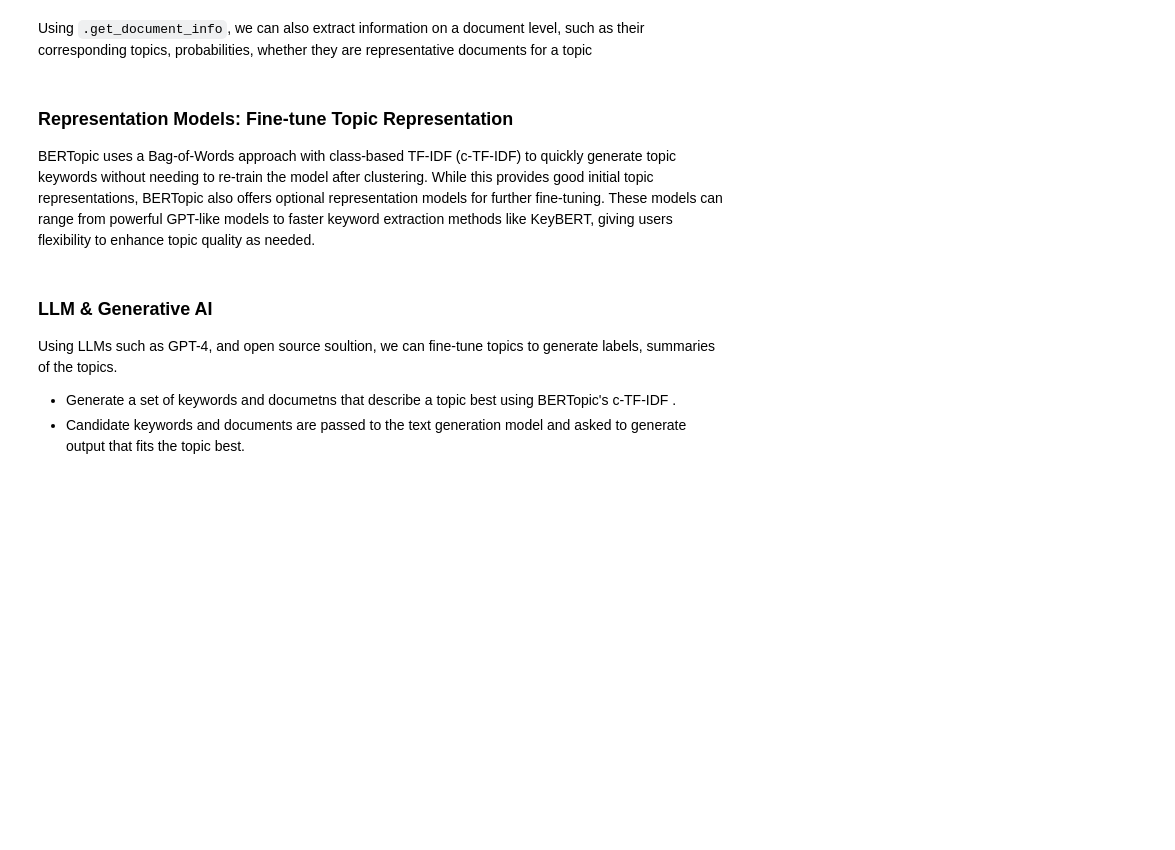
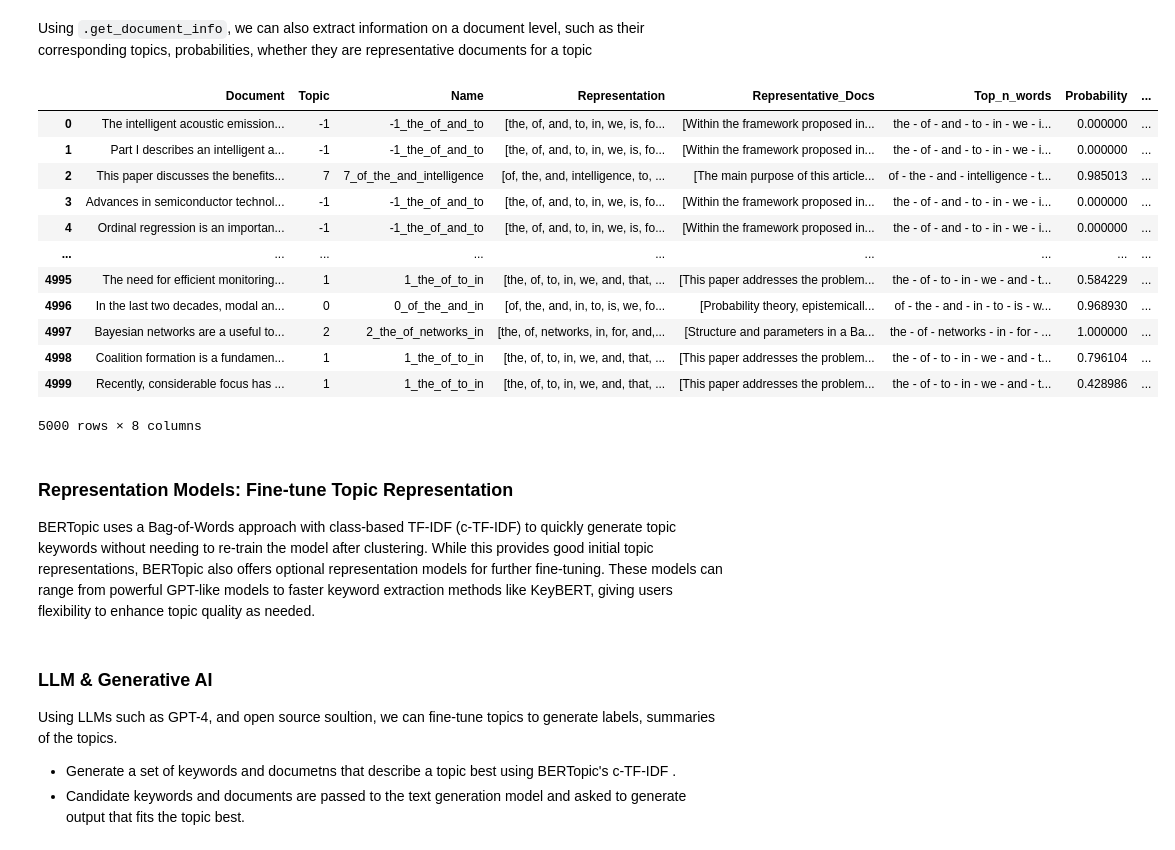
Before and after one commit to ryandielhenn/topic-modeling-arXiv-abstracts, a Jupyter notebook: arXiv_topic_modeling.ipynb, the cells around one changed output. Cells and saved outputs as stored; diff of their text form; code cells hidden in the pictures; blank space fills up the shorter version.

```diff
--- a/arXiv_topic_modeling.ipynb
+++ b/arXiv_topic_modeling.ipynb
@@ -149,6 +128,7 @@ import re
 import time
 import subprocess
 import ast
+import json
 
 # Data
 import pandas as pd
@@ -174,15 +154,12 @@ import matplotlib.pyplot as plt
 import datamapplot
 
 # External services
-from google.colab import drive
 from openai import OpenAI
 import openai
 
-# Mount Google Drive to access files
-drive.mount('/content/drive')
+import kagglehub
+# Download latest version of dataset from kagglehub
+path = kagglehub.dataset_download("Cornell-University/arxiv")
 
-# Utilities for fetching abstracts from the arXiv api
-sys.path.insert(0, "/content/drive/MyDrive/CSULA/CS5660/arXiv_topic_modeling")
-from utils import fetch_arxiv_abstracts
-print("✅ Imports successful!")
+print("Path to dataset files:", path)
 # %% [output]
@@ -196,0 +172,18 @@ docs, titles = fetch_arxiv_abstracts(category='cs.AI', max_results=2000)
+# %%
+filepath = os.path.join(path, 'arxiv-metadata-oai-snapshot.json')
+
+docs = []
+titles = []
+years = []
+SAMPLE_SIZE = 5000
+
+with open(filepath, 'r') as f:
+    for line in f:
+        paper = json.loads(line)
+        if 'cs.AI' in paper.get('categories', ''):
+            docs.append(paper['abstract'].replace('\n', ' ').strip())
+            titles.append(paper['title'].replace('\n', ' ').strip())
+
+print(f"Found {len(docs)} cs.AI papers")
+print(f"Sampling {SAMPLE_SIZE} of them")
+sample = docs[:SAMPLE_SIZE]
@@ -201,8 +197,8 @@ docs[0]
 # %% [markdown]
 ### Building and Training the BERTopic Model
 # %%
-topic_model = BERTopic()
-topics, probs = topic_model.fit_transform(docs)
+topic_model = BERTopic(nr_topics=20)
+topics, probs = topic_model.fit_transform(sample)
 # %% [markdown]
 After generating topics and their probabilities, we can access the frequent topics that were generated:
 # %%
@@ -215,7 +240,21 @@ topic_model.get_topic(0)
 # %% [markdown]
 Using `.get_document_info`, we can also extract information on a document level, such as their corresponding topics, probabilities, whether they are representative documents for a topic
 # %%
-topic_model.get_document_info(docs)
+topic_model.get_document_info(sample)
+# %% [output]
+|  | Document | Topic | Name | Representation | Representative_Docs | Top_n_words | Probability | ... |
+| 0 | The intelligent acoustic emission... | -1 | -1_the_of_and_to | [the, of, and, to, in, we, is, fo... | [Within the framework proposed in... | the - of - and - to - in - we - i... | 0.000000 | ... |
+| 1 | Part I describes an intelligent a... | -1 | -1_the_of_and_to | [the, of, and, to, in, we, is, fo... | [Within the framework proposed in... | the - of - and - to - in - we - i... | 0.000000 | ... |
+| 2 | This paper discusses the benefits... | 7 | 7_of_the_and_intelligence | [of, the, and, intelligence, to, ... | [The main purpose of this article... | of - the - and - intelligence - t... | 0.985013 | ... |
+| 3 | Advances in semiconductor technol... | -1 | -1_the_of_and_to | [the, of, and, to, in, we, is, fo... | [Within the framework proposed in... | the - of - and - to - in - we - i... | 0.000000 | ... |
+| 4 | Ordinal regression is an importan... | -1 | -1_the_of_and_to | [the, of, and, to, in, we, is, fo... | [Within the framework proposed in... | the - of - and - to - in - we - i... | 0.000000 | ... |
+| ... | ... | ... | ... | ... | ... | ... | ... | ... |
+| 4995 | The need for efficient monitoring... | 1 | 1_the_of_to_in | [the, of, to, in, we, and, that, ... | [This paper addresses the problem... | the - of - to - in - we - and - t... | 0.584229 | ... |
+| 4996 | In the last two decades, modal an... | 0 | 0_of_the_and_in | [of, the, and, in, to, is, we, fo... | [Probability theory, epistemicall... | of - the - and - in - to - is - w... | 0.968930 | ... |
+| 4997 | Bayesian networks are a useful to... | 2 | 2_the_of_networks_in | [the, of, networks, in, for, and,... | [Structure and parameters in a Ba... | the - of - networks - in - for - ... | 1.000000 | ... |
+| 4998 | Coalition formation is a fundamen... | 1 | 1_the_of_to_in | [the, of, to, in, we, and, that, ... | [This paper addresses the problem... | the - of - to - in - we - and - t... | 0.796104 | ... |
+| 4999 | Recently, considerable focus has ... | 1 | 1_the_of_to_in | [the, of, to, in, we, and, that, ... | [This paper addresses the problem... | the - of - to - in - we - and - t... | 0.428986 | ... |
+5000 rows × 8 columns
 # %% [markdown]
  ### Representation Models: Fine-tune Topic Representation
 
```
Also changed, not shown: parts of 27 cells of this notebook.
